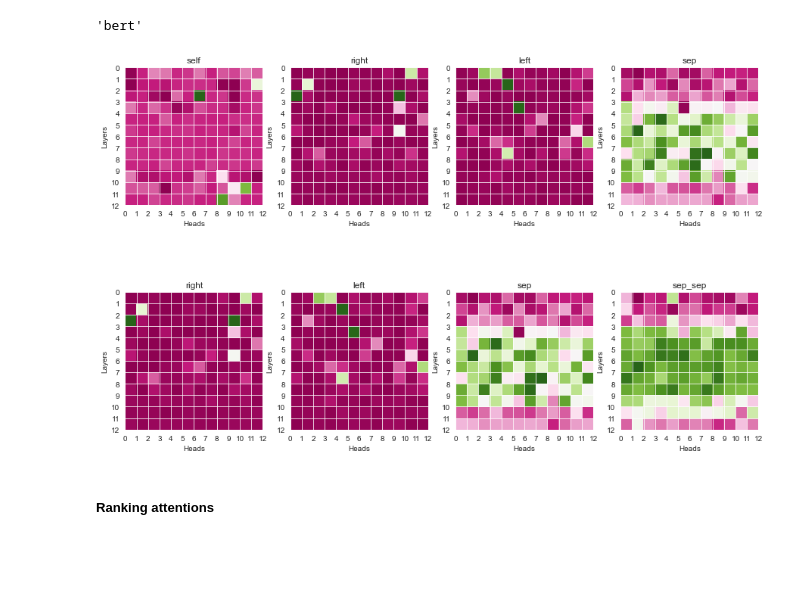
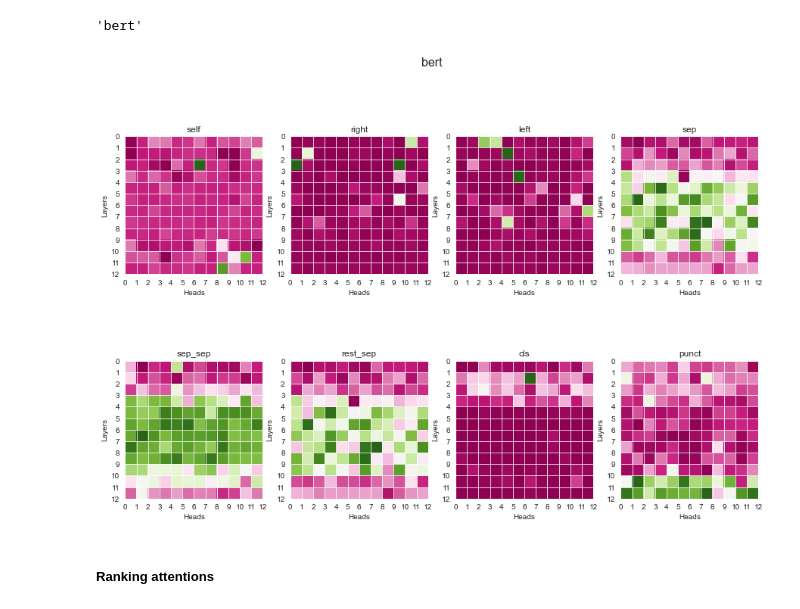
Before and after one commit to eliroc98/dialogue_coherence, a Jupyter notebook: attention.ipynb, the cells around one changed output. Cells and saved outputs as stored; diff of their text form; code cells hidden in the pictures; blank space fills up the shorter version.

Commit message:
plots

```diff
--- a/attention.ipynb
+++ b/attention.ipynb
@@ -245,12 +247,12 @@ def load_pickle(fname):
         return pickle.load(f)
 # %% [markdown]
 #### Computing Average Attention to Particular Tokens/Positions (Sections 3.1 and 3.2 of the Paper)
+# %%
+special_tkns = ["self", "right", "left", "sep", "sep_sep", "rest_sep", "cls", "punct"]
 # %%
 def compute_avg_attn(attn_dict):
   avg_attns = {
-      k: np.zeros((12, 12)) for k in [
-        "self", "right", "left", "sep", "sep_sep", "rest_sep",
-        "cls", "punct"]
+      k: np.zeros((12, 12)) for k in special_tkns
   }
 
   avg_attention_dicts = {
@@ -333,30 +341,34 @@ Computing token stats
 # %% [markdown]
 #### Analysing Average Attention
 # %%
-def plot_avg_matrices(attn_dict):
+def plot_avg_matrices(attn_dict, model_name, diffs = False):
     #magenta -> negativo
     #verde -> positivo
     #bianco -> 0
     fig, ax = plt.subplots(2,4, figsize=(15,10))
     plt.set_cmap('PiYG')
-
-    for i in np.arange(0, 2):
-        for j in np.arange(0, 4):
-            ax[i][j].set_title(f"{list(attn_dict.keys())[i+j]}")
-            ax[i][j].set_xlabel("Heads")
-            ax[i][j].set_ylabel("Layers")
-            ax[i][j].set_xticks(np.arange(-0.5,12.5, 1), labels = np.arange(0,13))
-            ax[i][j].set_yticks(np.arange(-0.5,12.5, 1), labels = np.arange(0,13))
-            ax[i][j].imshow(attn_dict[list(attn_dict.keys())[i+j]])
+    fig.suptitle(model_name, fontsize=16)
+    I, J = np.unravel_index(np.arange(len(special_tkns)), (int(len(special_tkns)/4),4))
+    for k, t in enumerate(special_tkns):
+        i, j = I[k], J[k]
+        if diffs:
+            ax[i][j].set_title(f"{t}; Diff: {np.round(sum(attn_dict[t][k]), 2)}")
+        else:
+            ax[i][j].set_title(f"{t}")
+        ax[i][j].set_xlabel("Heads")
+        ax[i][j].set_ylabel("Layers")
+        ax[i][j].set_xticks(np.arange(-0.5,12.5, 1), labels = np.arange(0,13))
+        ax[i][j].set_yticks(np.arange(-0.5,12.5, 1), labels = np.arange(0,13))
+        ax[i][j].imshow(attn_dict[t])
 # %%
 model = list(avg_attention_dicts.keys())[0]
 model
 # %% [output]
 'bert'
 # %%
-plot_avg_matrices(avg_attention_dicts[model])
+plot_avg_matrices(avg_attention_dicts[model], model)
 # %% [output]
-[figure, old version]
+[figure, new version]
 # %% [markdown]
 ##### Ranking attentions
 # %%
```
Also changed, not shown: parts of 11 cells of this notebook.
